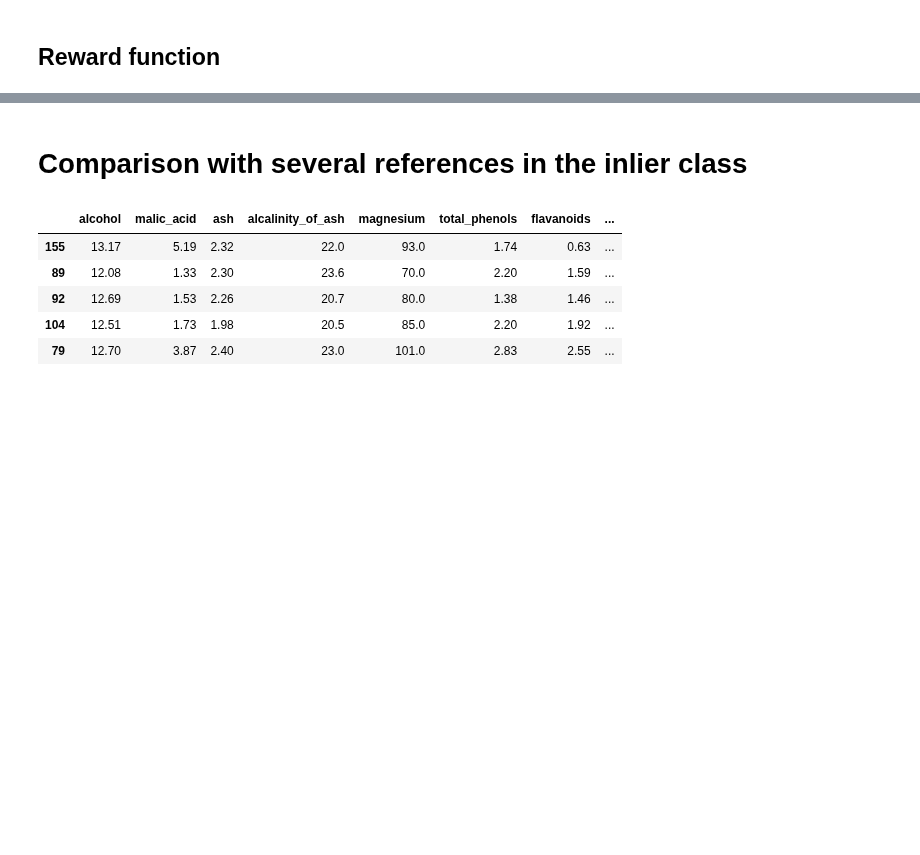
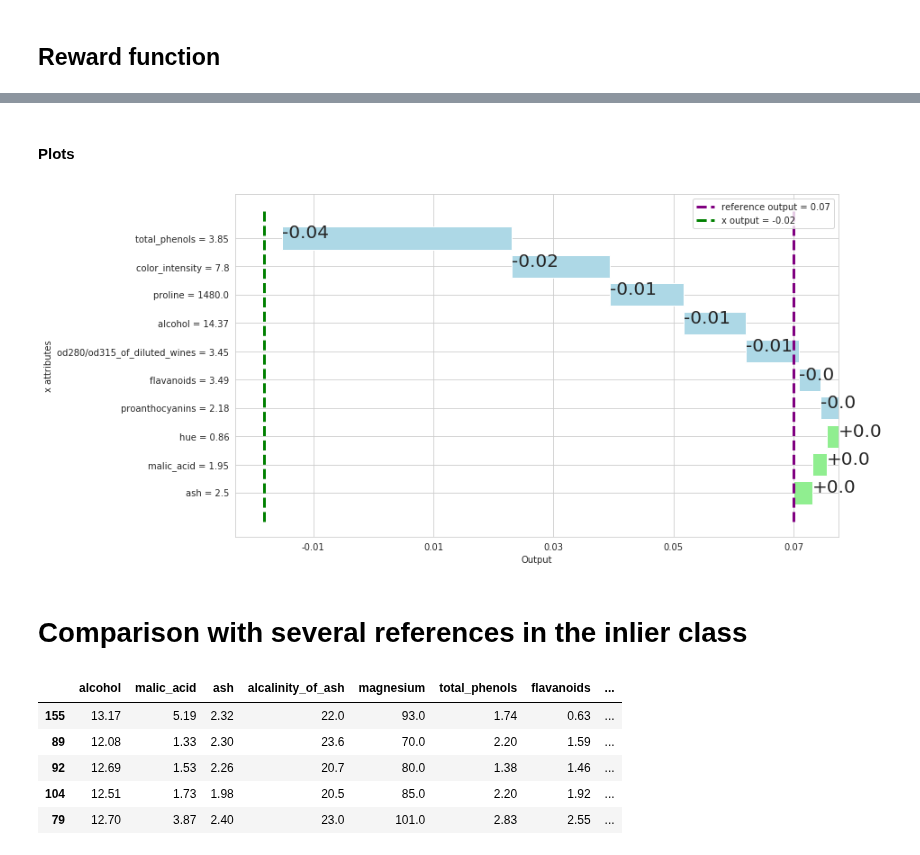
Before and after one commit to ThalesGroup/shapkit, a Jupyter notebook: tutorials/anomaly.ipynb, the cells around one changed output, grey strips where cells are left out. Saved outputs shown, nothing was run; the diff lists cells and outputs as text; code cells hidden in the pictures; blank space fills up the shorter version.

```diff
--- a/tutorials/anomaly.ipynb
+++ b/tutorials/anomaly.ipynb
@@ -146,0 +163,6 @@ dtype: float64
+# %%
+n_ref = 10
+idx_normal = np.argwhere(model.predict(X) == 1).flatten()
+idx_ref = np.random.choice(idx_normal, size=n_ref, replace=False).flatten()
+references = X.iloc[idx_ref,:]
+references.head(5)
@@ -146,0 +180,3 @@ dtype: float64
+# %%
+mc_shaps = MonteCarloShapley(x=x, fc=fc, ref=references, n_iter=100)
+mc_shaps
@@ -147,3 +198,9 @@ dtype: float64
+# %% [markdown]
+#### Plots
+# %%
+plot_shapley(x=x, fc=fc, ref=references, shapley_values=mc_shaps, n_attributes=10)
+# %% [output]
+[figure, added]
 # %% [markdown]
 # Comparison with several references in the inlier class
 # %%
```
Also changed, not shown: parts of 24 cells of this notebook, 10 other files.
